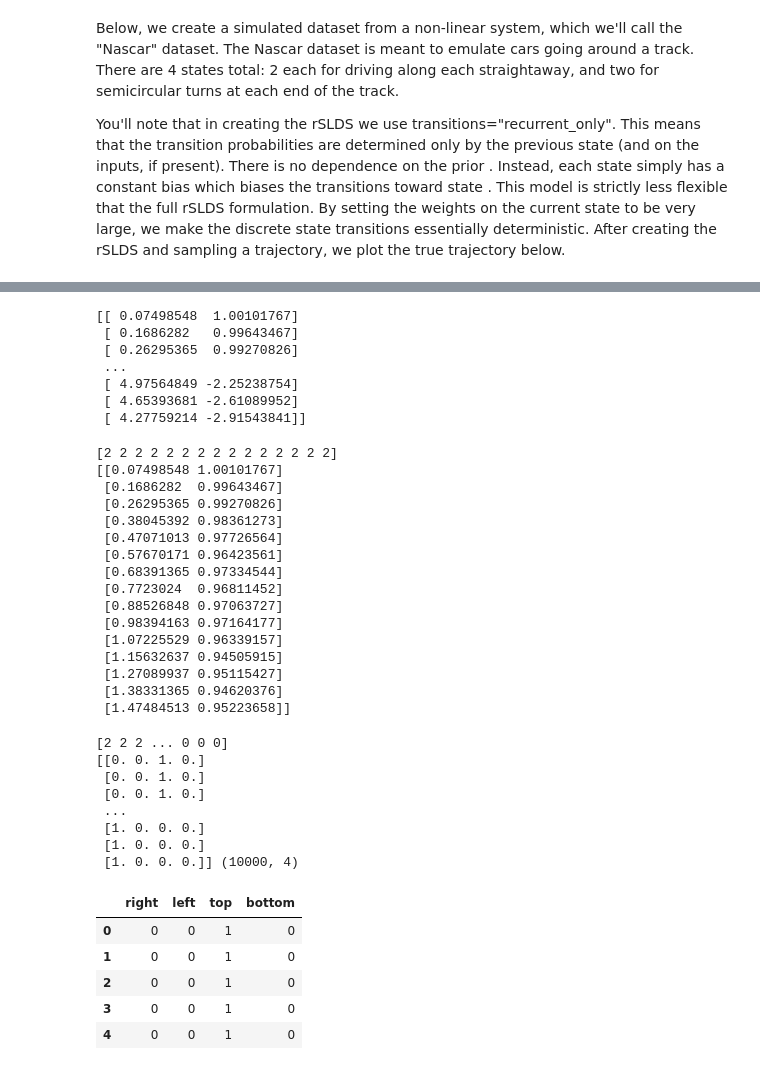
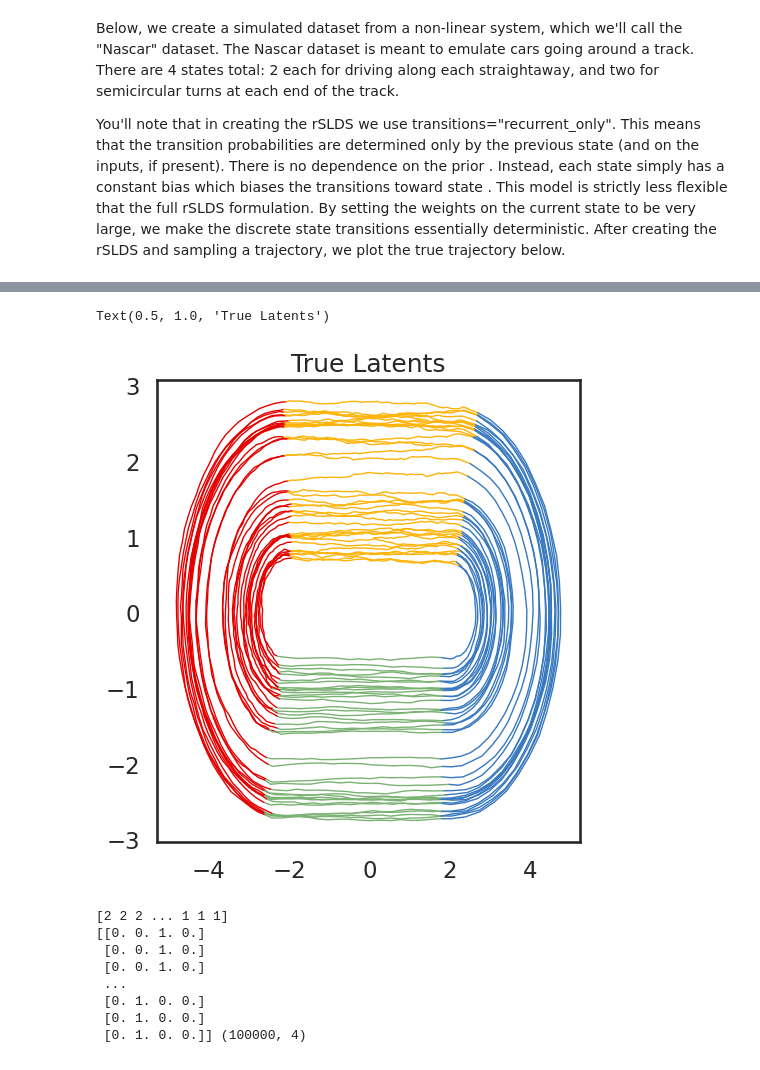
Before and after one commit to ablau100/daart, a Jupyter notebook: examples/rslds_sim.ipynb, the cells around one changed output, grey strips where cells are left out. Drawn from its saved outputs; the diff is of its cells as text; code cells hidden in the pictures.

```diff
--- a/examples/rslds_sim.ipynb
+++ b/examples/rslds_sim.ipynb
@@ -270,13 +297,0 @@ y:  (10000, 10)
-# %%
-print(x)
-# save x (latents) as numpy to markers file
-markers_path_x = '/home/bsb2144/daart/daart_utils/data/ssm/latents.npy'
-np.save(markers_path_x, x)
-# %% [output]
-[[ 0.07498548  1.00101767]
- [ 0.1686282   0.99643467]
- [ 0.26295365  0.99270826]
- ...
- [ 4.97564849 -2.25238754]
- [ 4.65393681 -2.61089952]
- [ 4.27759214 -2.91543841]]
@@ -286,20 +298,15 @@ np.save(markers_path_z, new_z)
-# %%
-print(z[:15])
-print(x[:15])
-# %% [output]
-[2 2 2 2 2 2 2 2 2 2 2 2 2 2 2]
-[[0.07498548 1.00101767]
- [0.1686282  0.99643467]
- [0.26295365 0.99270826]
- [0.38045392 0.98361273]
- [0.47071013 0.97726564]
- [0.57670171 0.96423561]
- [0.68391365 0.97334544]
- [0.7723024  0.96811452]
- [0.88526848 0.97063727]
- [0.98394163 0.97164177]
- [1.07225529 0.96339157]
- [1.15632637 0.94505915]
- [1.27089937 0.95115427]
- [1.38331365 0.94620376]
- [1.47484513 0.95223658]]
+# %%
+# fig = plt.figure(figsize=(15, 6))
+# gs = gridspec.GridSpec(1, 2, width_ratios=[2, 3])
+# ax0 = plt.subplot(gs[0])
+# plot_trajectory(z_test, x_test, ax=ax0)
+# plt.title("True Trajectory Test")
+
+fig = plt.figure(figsize=(15, 6))
+gs = gridspec.GridSpec(1, 2, width_ratios=[2, 3])
+ax0 = plt.subplot(gs[0])
+plot_trajectory(z, x, ax=ax0)
+plt.title("True Latents")
+# %% [output]
+Text(0.5, 1.0, 'True Latents')
+[figure, added]
@@ -306,24 +324,18 @@ print(x[:15])
 # %%
 print(z)
-new_z = np.zeros((T, K))
+new_z = np.zeros((100000, K))
 for r, row in enumerate(new_z):
     row[z[r]] = 1
 print(new_z, new_z.shape)
-
-
-# new_z = np.zeros((T, K+1))
-# for r, row in enumerate(new_z):
-#     row[z[r]+1] = 1
-# print(new_z, new_z.shape)
 # %% [output]
-[2 2 2 ... 0 0 0]
+[2 2 2 ... 1 1 1]
 [[0. 0. 1. 0.]
  [0. 0. 1. 0.]
  [0. 0. 1. 0.]
  ...
- [1. 0. 0. 0.]
- [1. 0. 0. 0.]
- [1. 0. 0. 0.]] (10000, 4)
+ [0. 1. 0. 0.]
+ [0. 1. 0. 0.]
+ [0. 1. 0. 0.]] (100000, 4)
 # %%
 import pandas as pd
 z_df = pd.DataFrame(new_z).astype('int32')
@@ -332,9 +342,0 @@ z_df.columns = ['right', 'left', 'top', 'bottom']
-# %%
-z_df.head()
-# %% [output]
-|  | right | left | top | bottom |
-| 0 | 0 | 0 | 1 | 0 |
-| 1 | 0 | 0 | 1 | 0 |
-| 2 | 0 | 0 | 1 | 0 |
-| 3 | 0 | 0 | 1 | 0 |
-| 4 | 0 | 0 | 1 | 0 |
```
Also changed, not shown: parts of 18 cells of this notebook, 5 other files.
